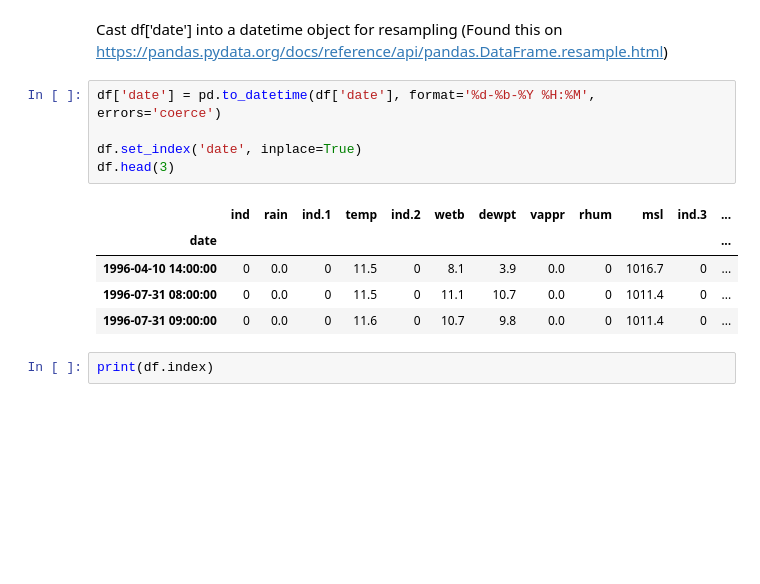
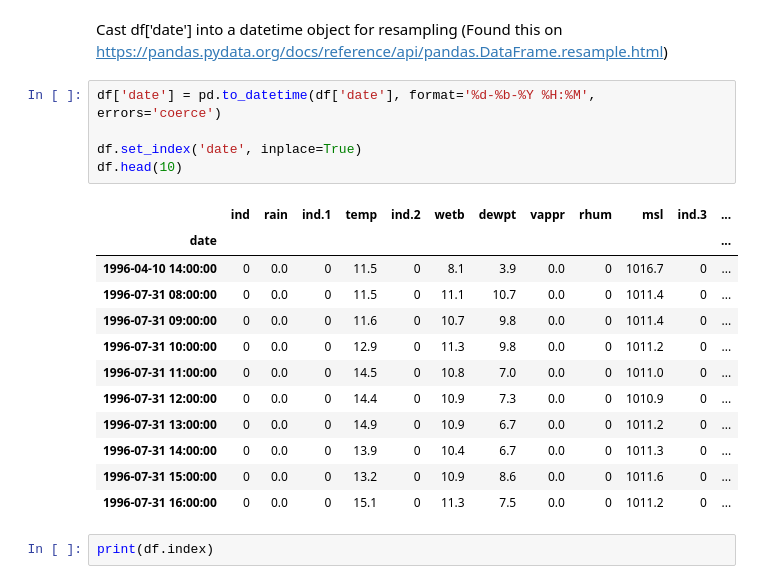
Before and after one commit to zoeharlowe/pfda-assignments, a Jupyter notebook: assignment06-weather.ipynb, the cells around one changed output. Drawn from its saved outputs; the diff is of its cells as text; blank space fills up the shorter version.

```diff
--- a/assignment06-weather.ipynb
+++ b/assignment06-weather.ipynb
@@ -35,14 +35,21 @@ Cast df['date'] into a datetime object for resampling (Found this on https://pan
 # %%
 df['date'] = pd.to_datetime(df['date'], format='%d-%b-%Y %H:%M', errors='coerce')
 
 df.set_index('date', inplace=True)
-df.head(3)
+df.head(10)
 # %% [output]
 |  | ind | rain | ind.1 | temp | ind.2 | wetb | dewpt | vappr | rhum | msl | ind.3 | ... |
 | date |  |  |  |  |  |  |  |  |  |  |  | ... |
 | 1996-04-10 14:00:00 | 0 | 0.0 | 0 | 11.5 | 0 | 8.1 | 3.9 | 0.0 | 0 | 1016.7 | 0 | ... |
 | 1996-07-31 08:00:00 | 0 | 0.0 | 0 | 11.5 | 0 | 11.1 | 10.7 | 0.0 | 0 | 1011.4 | 0 | ... |
 | 1996-07-31 09:00:00 | 0 | 0.0 | 0 | 11.6 | 0 | 10.7 | 9.8 | 0.0 | 0 | 1011.4 | 0 | ... |
+| 1996-07-31 10:00:00 | 0 | 0.0 | 0 | 12.9 | 0 | 11.3 | 9.8 | 0.0 | 0 | 1011.2 | 0 | ... |
+| 1996-07-31 11:00:00 | 0 | 0.0 | 0 | 14.5 | 0 | 10.8 | 7.0 | 0.0 | 0 | 1011.0 | 0 | ... |
+| 1996-07-31 12:00:00 | 0 | 0.0 | 0 | 14.4 | 0 | 10.9 | 7.3 | 0.0 | 0 | 1010.9 | 0 | ... |
+| 1996-07-31 13:00:00 | 0 | 0.0 | 0 | 14.9 | 0 | 10.9 | 6.7 | 0.0 | 0 | 1011.2 | 0 | ... |
+| 1996-07-31 14:00:00 | 0 | 0.0 | 0 | 13.9 | 0 | 10.4 | 6.7 | 0.0 | 0 | 1011.3 | 0 | ... |
+| 1996-07-31 15:00:00 | 0 | 0.0 | 0 | 13.2 | 0 | 10.9 | 8.6 | 0.0 | 0 | 1011.6 | 0 | ... |
+| 1996-07-31 16:00:00 | 0 | 0.0 | 0 | 15.1 | 0 | 11.3 | 7.5 | 0.0 | 0 | 1011.2 | 0 | ... |
 # %%
 print(df.index)
 # %% [output]
```
Also changed, not shown: parts of 4 cells of this notebook.
